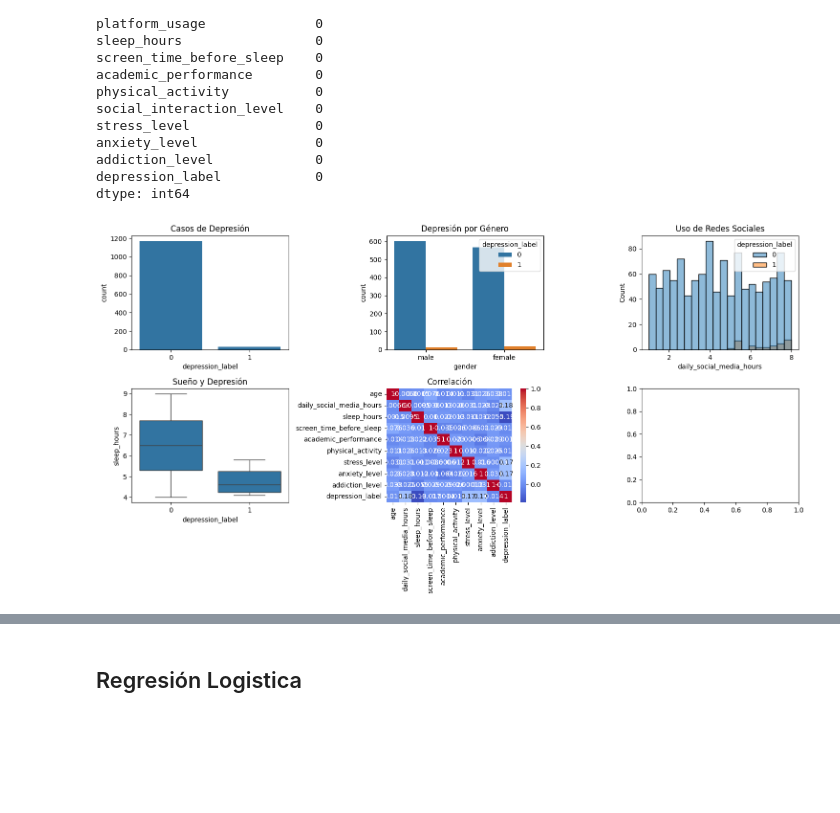
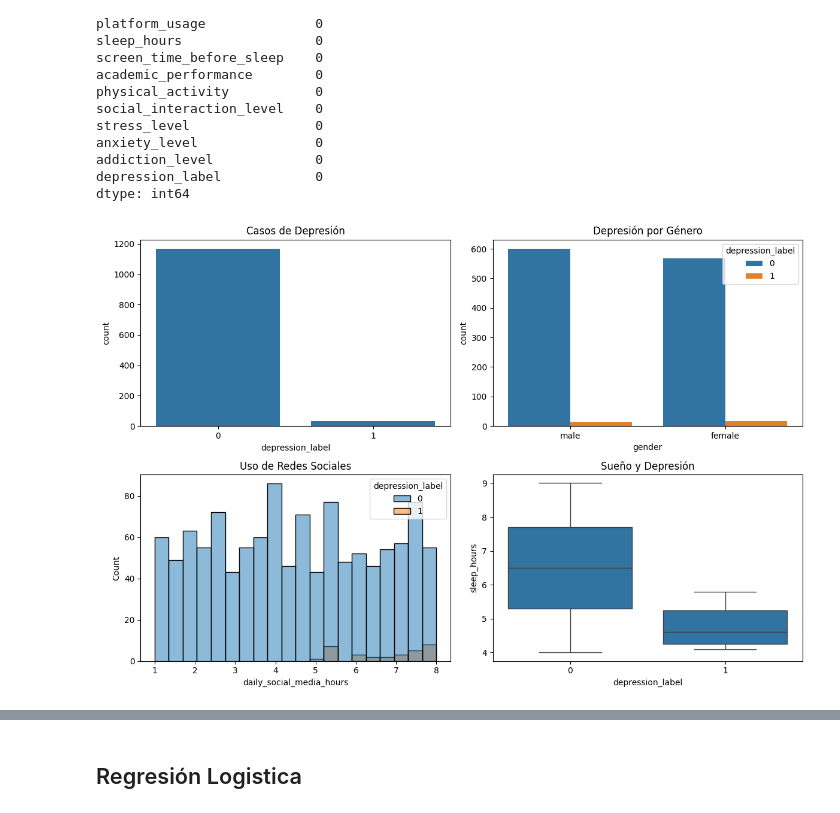
Before and after one commit to DiegoCastroSatt/IntroIA, a Jupyter notebook: Proyecto1/MentalHealth.ipynb, the cells around one changed output, grey strips where cells are left out. Drawn from its saved outputs; the diff is of its cells as text; code cells hidden in the pictures; blank space fills up the shorter version.

```diff
--- a/Proyecto1/MentalHealth.ipynb
+++ b/Proyecto1/MentalHealth.ipynb
@@ -84,43 +84,40 @@ addiction_level             0
 depression_label            0
 dtype: int64
 # %%
-fig, axes = plt.subplots(2, 3, figsize=(15, 8))
+fig, axes = plt.subplots(2, 2, figsize=(12, 8))
+
 sns.countplot(
     x="depression_label",
     data=data,
     ax=axes[0,0]
 )
 axes[0,0].set_title("Casos de Depresión")
+
 sns.countplot(
     x="gender",
     hue="depression_label",
     data=data,
     ax=axes[0,1]
 )
 axes[0,1].set_title("Depresión por Género")
+
 sns.histplot(
     data=data,
     x="daily_social_media_hours",
     hue="depression_label",
     bins=20,
-    ax=axes[0,2]
+    ax=axes[1,0]
 )
-axes[0,2].set_title("Uso de Redes Sociales")
+axes[1,0].set_title("Uso de Redes Sociales")
+
 sns.boxplot(
     x="depression_label",
     y="sleep_hours",
     data=data,
-    ax=axes[1,0]
-)
-axes[1,0].set_title("Sueño y Depresión")
-sns.heatmap(
-    data.corr(numeric_only=True),
-    annot=True,
-    cmap="coolwarm",
     ax=axes[1,1]
 )
-axes[1,1].set_title("Correlación")
+axes[1,1].set_title("Sueño y Depresión")
 plt.tight_layout()
 plt.show()
 # %% [output]
-[figure, old version]
+[figure, new version]
```
Also changed, not shown: parts of 1 cell of this notebook.
